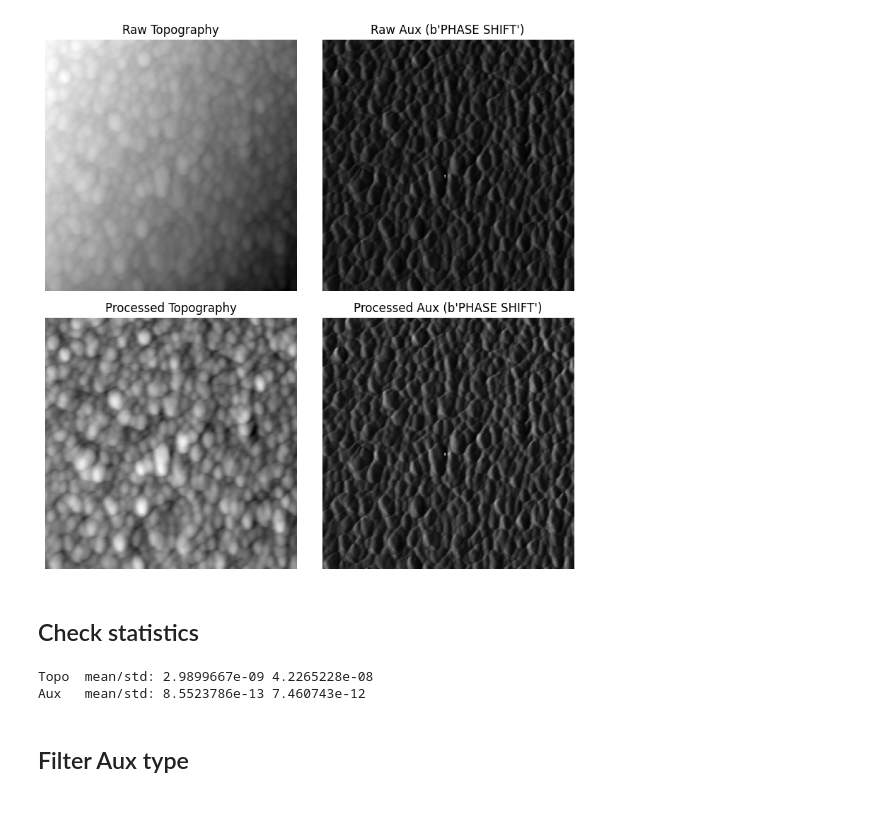
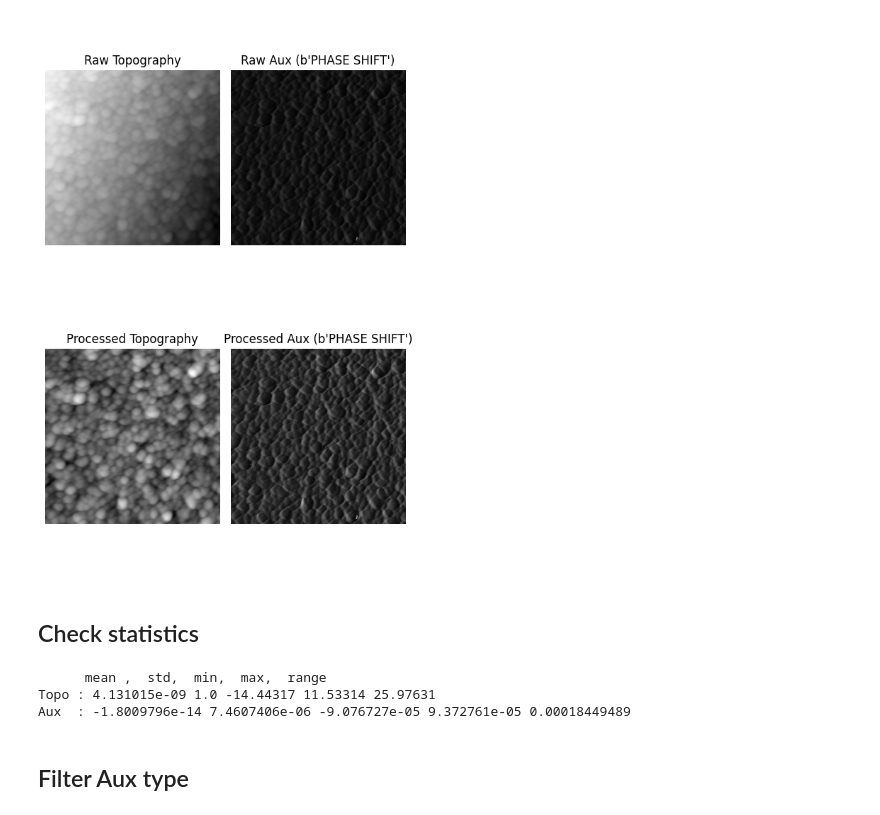
Before and after one commit to dbecerril/afm-morphology-transfer-learning, a Jupyter notebook: preprocess/inspect_h5_multichannel.ipynb, the cells around one changed output. Saved outputs shown, nothing was run; the diff lists cells and outputs as text; code cells hidden in the pictures.

```diff
--- a/preprocess/inspect_h5_multichannel.ipynb
+++ b/preprocess/inspect_h5_multichannel.ipynb
@@ -2,4 +2,4 @@
 import os
 os.getcwd()
 
-path_to_file = "/home/david/Documents/ml_projects/autoencoder/afm_patches_256.h5"
+path_to_file = "C:\\Users\\david\\OneDrive\\Documents\\ml_projects\\afm-morphology-transfer-learning\\datasets\\afm_patches_256.h5"
@@ -5,0 +25,11 @@ path_to_file = "/home/david/Documents/ml_projects/autoencoder/afm_patches_256.h5
+# %%
+import h5py, numpy as np
+
+h5 = path_to_file
+with h5py.File(h5, "r") as f:
+    print("Has norm:", "patches/norm" in f)
+    print("proc shape:", f["patches/proc"].shape)
+    print("norm shape:", f["patches/norm"].shape if "patches/norm" in f else None)
+    print("attrs channel_norm_mean:", f.attrs.get("channel_norm_mean"))
+    print("attrs channel_norm_std:", f.attrs.get("channel_norm_std"))
+    print("attrs channel_norm_dataset_normalized:", f.attrs.get("channel_norm_dataset_normalized"))
@@ -5,0 +43,13 @@ path_to_file = "/home/david/Documents/ml_projects/autoencoder/afm_patches_256.h5
+# %%
+import h5py, numpy as np
+
+with h5py.File(h5, "r") as f:
+    x = f["patches/norm"]
+    # sample a chunk to keep it fast (first 2000 patches)
+    n = min(2000, x.shape[0])
+    arr = x[:n].astype(np.float64)
+
+    for c in [0, 1]:
+        m = arr[:, c].mean()
+        s = arr[:, c].std()
+        print("channel", c, "mean", m, "std", s)
@@ -5,0 +59,12 @@ path_to_file = "/home/david/Documents/ml_projects/autoencoder/afm_patches_256.h5
+# %%
+import h5py, numpy as np
+
+with h5py.File(h5, "r") as f:
+    x = f["patches/proc"]
+    n = min(2000, x.shape[0])
+    arr = x[:n].astype(np.float64)
+
+    mean = arr.mean(axis=(0,2,3))
+    std  = arr.std(axis=(0,2,3))
+    print("Direct proc mean:", mean)
+    print("Direct proc std :", std)
@@ -27,50 +96,52 @@ scans/meta_jsonl               (43,)
 # %%
 import numpy as np
 import matplotlib.pyplot as plt
 import h5py
 
 with h5py.File(path_to_file, "r") as f:
     raw = f["patches/raw"]
-    proc = f["patches/proc"]
+    proc = f["patches/norm"]
     aux_type = f["patches/aux_type"]
 
     i = np.random.randint(0, raw.shape[0])
 
-    fig, ax = plt.subplots(2, 2, figsize=(8, 8))
+    fig, ax = plt.subplots(2, 3, figsize=(8, 8))
 
     ax[0, 0].imshow(raw[i, 0], cmap="gray")
     ax[0, 0].set_title("Raw Topography")
 
     ax[0, 1].imshow(raw[i, 1], cmap="gray")
     ax[0, 1].set_title(f"Raw Aux ({aux_type[i]})")
 
     ax[1, 0].imshow(proc[i, 0], cmap="gray")
     ax[1, 0].set_title("Processed Topography")
 
     ax[1, 1].imshow(proc[i, 1], cmap="gray")
     ax[1, 1].set_title(f"Processed Aux ({aux_type[i]})")
 
     for a in ax.flat:
         a.axis("off")
 
     plt.tight_layout()
     plt.show()
 # %% [output]
-[figure, old version]
+[figure, new version]
 # %% [markdown]
 ## Check statistics
 # %%
 with h5py.File(path_to_file, "r") as f:
-    proc = f["patches/proc"]
+    proc = f["patches/norm"]
 
     topo = proc[:, 0]
     aux  = proc[:, 1]
 
-    print("Topo  mean/std:", topo.mean(), topo.std())
-    print("Aux   mean/std:", aux.mean(), aux.std())
+    print("      mean ,  std,  min,  max,  range")
+    print("Topo :", topo.mean(), topo.std(), topo.min(), topo.max(), topo.max() - topo.min())
+    print("Aux  :", aux.mean(), aux.std(), aux.min(), aux.max(), aux.max() - aux.min())
 # %% [output]
-Topo  mean/std: 2.9899667e-09 4.2265228e-08
-Aux   mean/std: 8.5523786e-13 7.460743e-12
+      mean ,  std,  min,  max,  range
+Topo : 4.131015e-09 1.0 -14.44317 11.53314 25.97631
+Aux  : -1.8009796e-14 7.4607406e-06 -9.076727e-05 9.372761e-05 0.00018449489
 # %% [markdown]
 ##  Filter Aux type
 # %%
```
Also changed, not shown: parts of 7 cells of this notebook, 16 other files.
